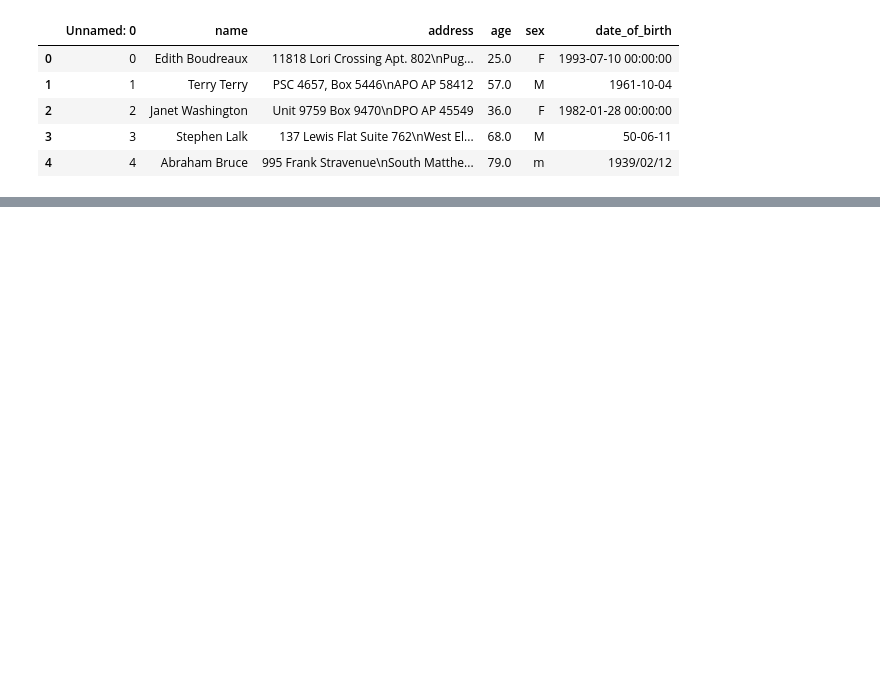
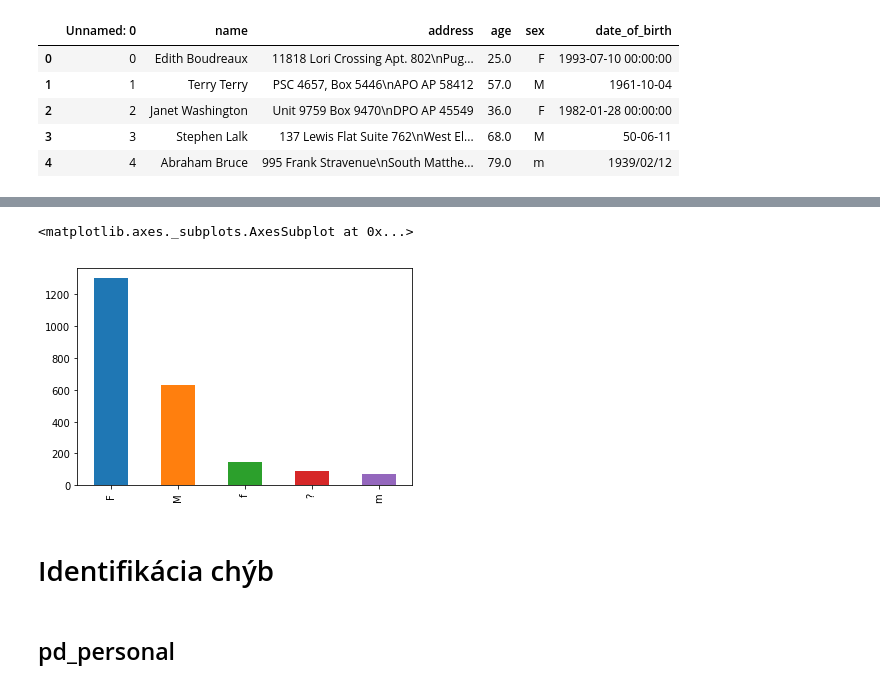
Before and after one commit to vikiival/projekt-iau, a Jupyter notebook: projekt.ipynb, the cells around one changed output, grey strips where cells are left out. Drawn from its saved outputs; the diff is of its cells as text; code cells hidden in the pictures; blank space fills up the shorter version.

```diff
--- a/projekt.ipynb
+++ b/projekt.ipynb
@@ -80,0 +247,10 @@ data.shape[0]
+# %%
+# Znazornenie rozlozenia pohlavia
+pd_personal.sex.value_counts().plot(kind='bar')
+# %% [output]
+<matplotlib.axes._subplots.AxesSubplot at 0x...>
+[figure, added]
+# %% [markdown]
+# Identifikácia chýb
+# %% [markdown]
+## pd_personal
```
Also changed, not shown: parts of 26 cells of this notebook.
